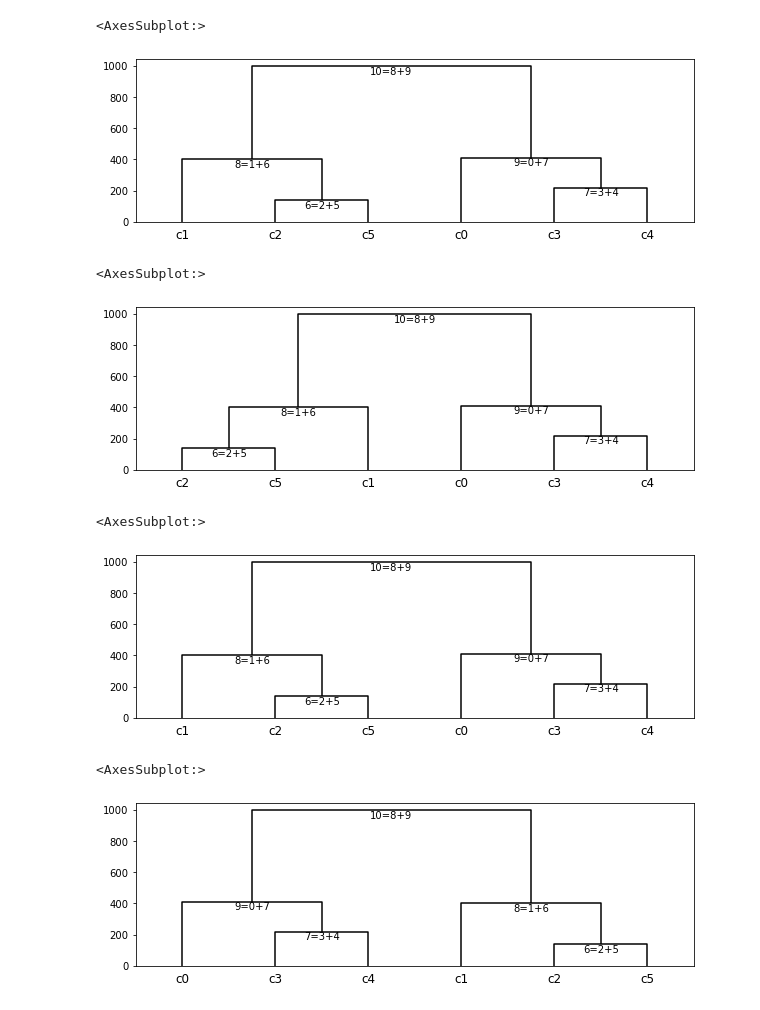
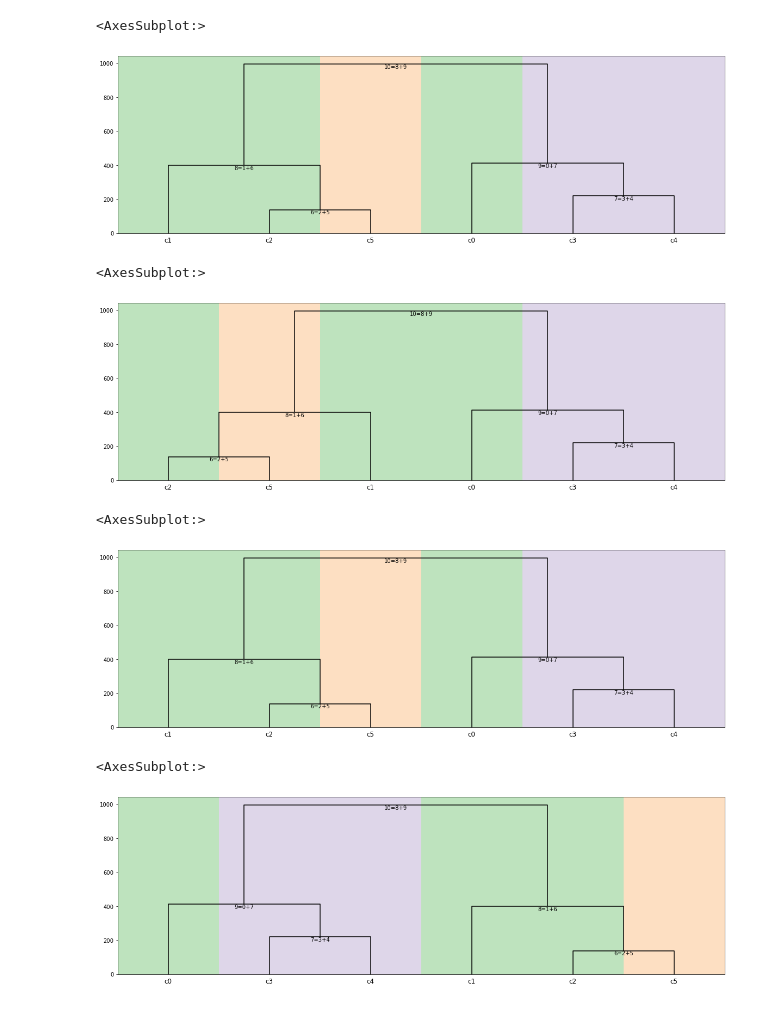
Before and after one commit to jksr/mandendro, a Jupyter notebook: example.ipynb, the cells around one changed output. Drawn from its saved outputs; the diff is of its cells as text; code cells hidden in the pictures.

```diff
--- a/example.ipynb
+++ b/example.ipynb
@@ -8,30 +8,32 @@ dists = np.array([662., 877., 255., 412., 996., 295., 468., 268.,
                   400., 754., 564., 138., 219., 869., 669.])
 Z = sch.linkage(dists, 'complete')
 labels = [f'c{x}' for x in range(len(Z)+1)]
+colors = ['#7fc97f']*3+['#beaed4']*2+['#fdc086']
+labelcolors = dict(zip(labels,colors))
 # %%
-mdendro = ManDendro(Z,labels)
+mdendro = ManDendro(Z,labels,labelcolors)
 mdendro.plot_dendro()
 # %% [output]
 <AxesSubplot:>
-[figure, old version]
+[figure, new version]
 # %%
 mdendro.switch_node(8)
 mdendro.plot_dendro()
 # %% [output]
 <AxesSubplot:>
-[figure, old version]
+[figure, new version]
 # %%
 mdendro.switch_node(8)
 mdendro.plot_dendro()
 # %% [output]
 <AxesSubplot:>
-[figure, old version]
+[figure, new version]
 # %%
 mdendro.switch_node(10)
 mdendro.plot_dendro()
 # %% [output]
 <AxesSubplot:>
-[figure, old version]
+[figure, new version]
 # %%
 mdendro.undo()
 mdendro.plot_dendro()
```
Also changed, not shown: parts of 3 cells of this notebook.
